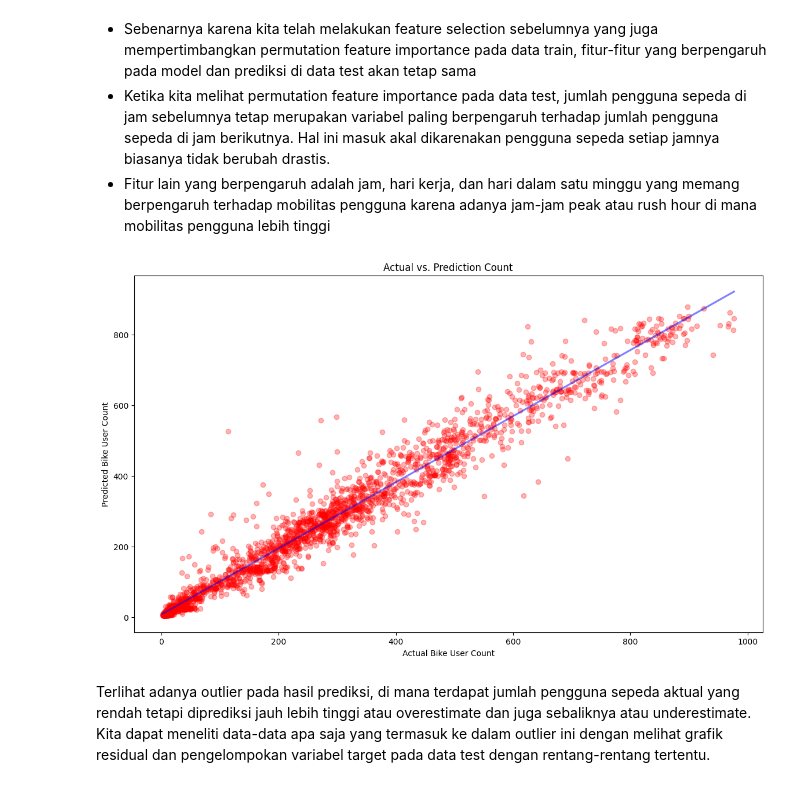
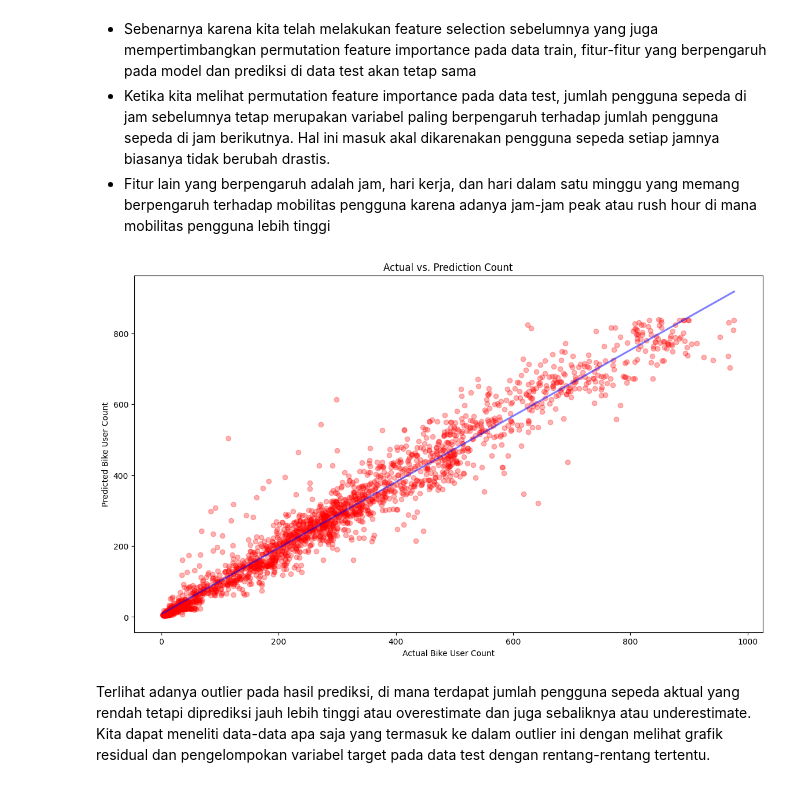
Before and after one commit to nheryanto/capital-bikeshare, a Jupyter notebook: notebooks/2.0-modelling-analysis.ipynb, the cells around one changed output. Cells and saved outputs as stored; diff of their text form; code cells hidden in the pictures.

Commit message:
update final model

```diff
--- a/notebooks/2.0-modelling-analysis.ipynb
+++ b/notebooks/2.0-modelling-analysis.ipynb
@@ -584,7 +584,7 @@ for i, model in enumerate(models):
                     model
                 ).set_output(transform="pandas")
 
-    estimator.fit(X_train[selected_forward], y_train)
+    estimator.fit(X_train[feature_rank[:4]], y_train)
 
     train_pred = estimator.predict(X_train[feature_rank[:4]])
     score_mae.append(mean_absolute_error(y_train, train_pred))
@@ -717,6 +718,19 @@ score_after_tuning
 # %%
-from copy import deepcopy
-estimator = deepcopy(xgb_tuning)
+estimator = make_pipeline(
+                ColumnTransformer(
+                        transformers=[
+                            ("categorical", OrdinalEncoder(categories=[
+                                    [False, True],
+                                    ["monday", "tuesday", "wednesday", "thursday", "friday", "saturday", "sunday"]
+                                ]), ["workingday", "dayofweek"])
+                        ],
+                        remainder="passthrough",
+                        verbose_feature_names_out=False
+                ),
+                XGBRegressor(random_state=RANDOM_STATE)
+            ).set_output(transform="pandas")
+estimator.fit(X_train[feature_rank[:4]], y_train)
+
 r = permutation_importance(estimator, X_test[feature_rank[:4]], y_test, n_repeats=30, random_state=0, scoring='neg_root_mean_squared_error')
 for i in r.importances_mean.argsort()[::-1]:
     if r.importances_mean[i] - 2 * r.importances_std[i] > 0:
@@ -743,14 +757,30 @@ dayofweek           10.851 +/- 0.885
 * Sebenarnya karena kita telah melakukan feature selection sebelumnya yang juga mempertimbangkan permutation feature importance pada data train, fitur-fitur yang berpengaruh pada model dan prediksi di data test akan tetap sama
 * Ketika kita melihat permutation feature importance pada data test, jumlah pengguna sepeda di jam sebelumnya tetap merupakan variabel paling berpengaruh terhadap jumlah pengguna sepeda di jam berikutnya. Hal ini masuk akal dikarenakan pengguna sepeda setiap jamnya biasanya tidak berubah drastis.
 * Fitur lain yang berpengaruh adalah jam, hari kerja, dan hari dalam satu minggu yang memang berpengaruh terhadap mobilitas pengguna karena adanya jam-jam peak atau rush hour di mana mobilitas pengguna lebih tinggi
+# %%
+final_model = make_pipeline(
+                ColumnTransformer(
+                        transformers=[
+                            ("categorical", OrdinalEncoder(categories=[
+                                    [False, True],
+                                    ["monday", "tuesday", "wednesday", "thursday", "friday", "saturday", "sunday"]
+                                ]), ["workingday", "dayofweek"])
+                        ],
+                        remainder="passthrough",
+                        verbose_feature_names_out=False
+                ),
+                XGBRegressor(random_state=RANDOM_STATE)
+            ).set_output(transform="pandas")
+final_model.fit(X_train[feature_rank[:4]], y_train)
+y_pred = final_model.predict(X_test[feature_rank[:4]])
 # %%
 plt.figure(figsize=(14, 8))
-sns.regplot(x=y_test, y=y_pred_xgb_tuning, ci=None, scatter_kws = {'color': 'red', 'alpha': 0.3}, line_kws = {'color': 'blue', 'alpha': 0.5}).set(title='Actual vs. Prediction Count',
+sns.regplot(x=y_test, y=y_pred, ci=None, scatter_kws = {'color': 'red', 'alpha': 0.3}, line_kws = {'color': 'blue', 'alpha': 0.5}).set(title='Actual vs. Prediction Count',
                                                xlabel='Actual Bike User Count',
                                                ylabel='Predicted Bike User Count')
 plt.show()
 # %% [output]
-[figure, old version]
+[figure, new version]
 # %% [markdown]
 Terlihat adanya outlier pada hasil prediksi, di mana terdapat jumlah pengguna sepeda aktual yang rendah tetapi diprediksi jauh lebih tinggi atau overestimate dan juga sebaliknya atau underestimate. Kita dapat meneliti data-data apa saja yang termasuk ke dalam outlier ini dengan melihat grafik residual dan pengelompokan variabel target pada data test dengan rentang-rentang tertentu.
 # %%
```
Also changed, not shown: parts of 16 cells of this notebook, 4 other files.
